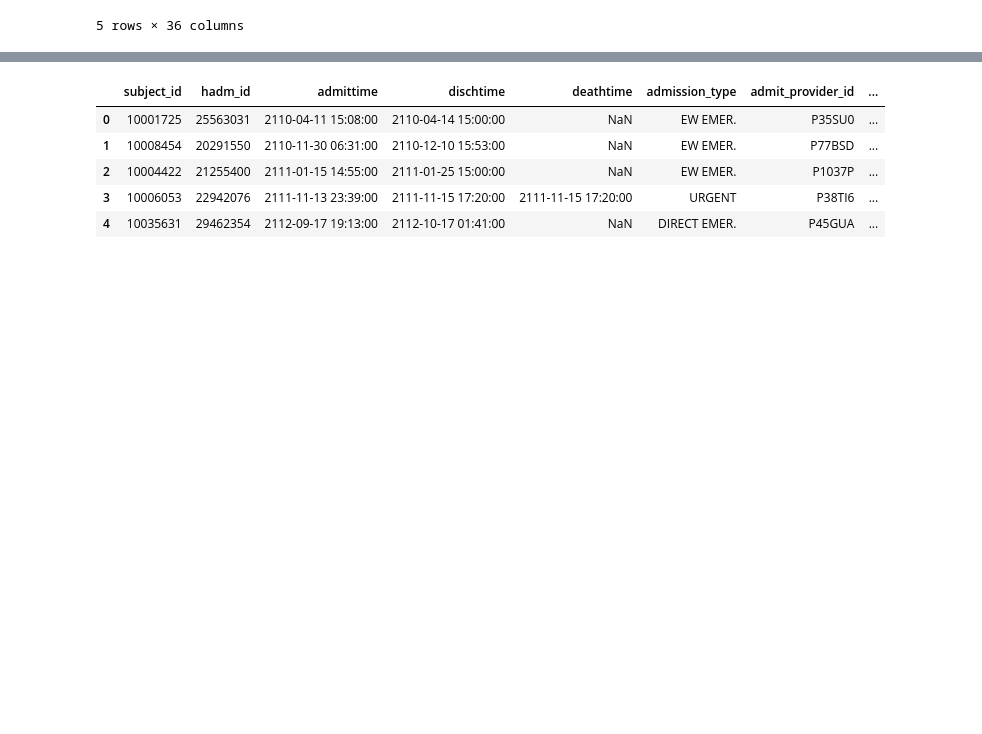
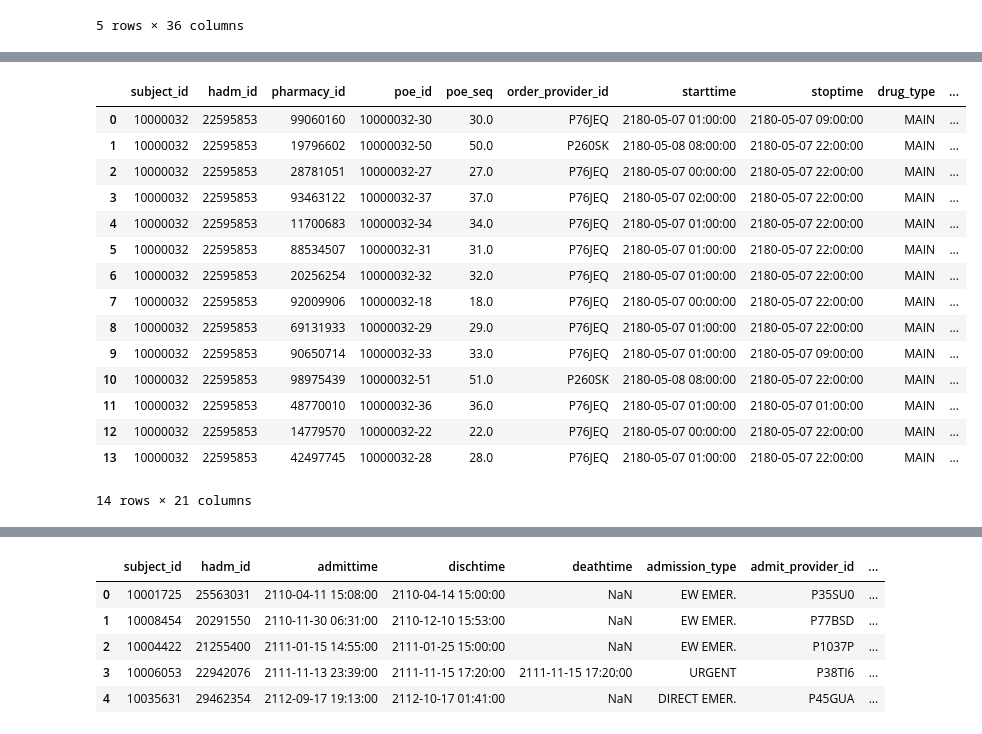
Before and after one commit to kkkarnav/MIMIC, a Jupyter notebook: 3_medications.ipynb, the cells around one changed output, grey strips where cells are left out. Drawn from its saved outputs; the diff is of its cells as text; code cells hidden in the pictures; blank space fills up the shorter version.

```diff
--- a/3_medications.ipynb
+++ b/3_medications.ipynb
@@ -44,0 +93,19 @@ df.head()
+# %%
+pd.DataFrame(ast.literal_eval(df.loc[0, "prescriptions"]))
+# %% [output]
+|  | subject_id | hadm_id | pharmacy_id | poe_id | poe_seq | order_provider_id | starttime | stoptime | drug_type | ... |
+| 0 | 10000032 | 22595853 | 99060160 | 10000032-30 | 30.0 | P76JEQ | 2180-05-07 01:00:00 | 2180-05-07 09:00:00 | MAIN | ... |
+| 1 | 10000032 | 22595853 | 19796602 | 10000032-50 | 50.0 | P260SK | 2180-05-08 08:00:00 | 2180-05-07 22:00:00 | MAIN | ... |
+| 2 | 10000032 | 22595853 | 28781051 | 10000032-27 | 27.0 | P76JEQ | 2180-05-07 00:00:00 | 2180-05-07 22:00:00 | MAIN | ... |
+| 3 | 10000032 | 22595853 | 93463122 | 10000032-37 | 37.0 | P76JEQ | 2180-05-07 02:00:00 | 2180-05-07 22:00:00 | MAIN | ... |
+| 4 | 10000032 | 22595853 | 11700683 | 10000032-34 | 34.0 | P76JEQ | 2180-05-07 01:00:00 | 2180-05-07 22:00:00 | MAIN | ... |
+| 5 | 10000032 | 22595853 | 88534507 | 10000032-31 | 31.0 | P76JEQ | 2180-05-07 01:00:00 | 2180-05-07 22:00:00 | MAIN | ... |
+| 6 | 10000032 | 22595853 | 20256254 | 10000032-32 | 32.0 | P76JEQ | 2180-05-07 01:00:00 | 2180-05-07 22:00:00 | MAIN | ... |
+| 7 | 10000032 | 22595853 | 92009906 | 10000032-18 | 18.0 | P76JEQ | 2180-05-07 00:00:00 | 2180-05-07 22:00:00 | MAIN | ... |
+| 8 | 10000032 | 22595853 | 69131933 | 10000032-29 | 29.0 | P76JEQ | 2180-05-07 01:00:00 | 2180-05-07 22:00:00 | MAIN | ... |
+| 9 | 10000032 | 22595853 | 90650714 | 10000032-33 | 33.0 | P76JEQ | 2180-05-07 01:00:00 | 2180-05-07 09:00:00 | MAIN | ... |
+| 10 | 10000032 | 22595853 | 98975439 | 10000032-51 | 51.0 | P260SK | 2180-05-08 08:00:00 | 2180-05-07 22:00:00 | MAIN | ... |
+| 11 | 10000032 | 22595853 | 48770010 | 10000032-36 | 36.0 | P76JEQ | 2180-05-07 01:00:00 | 2180-05-07 01:00:00 | MAIN | ... |
+| 12 | 10000032 | 22595853 | 14779570 | 10000032-22 | 22.0 | P76JEQ | 2180-05-07 00:00:00 | 2180-05-07 22:00:00 | MAIN | ... |
+| 13 | 10000032 | 22595853 | 42497745 | 10000032-28 | 28.0 | P76JEQ | 2180-05-07 01:00:00 | 2180-05-07 22:00:00 | MAIN | ... |
+14 rows × 21 columns
```
Also changed, not shown: parts of 5 cells of this notebook, 1 other file.
